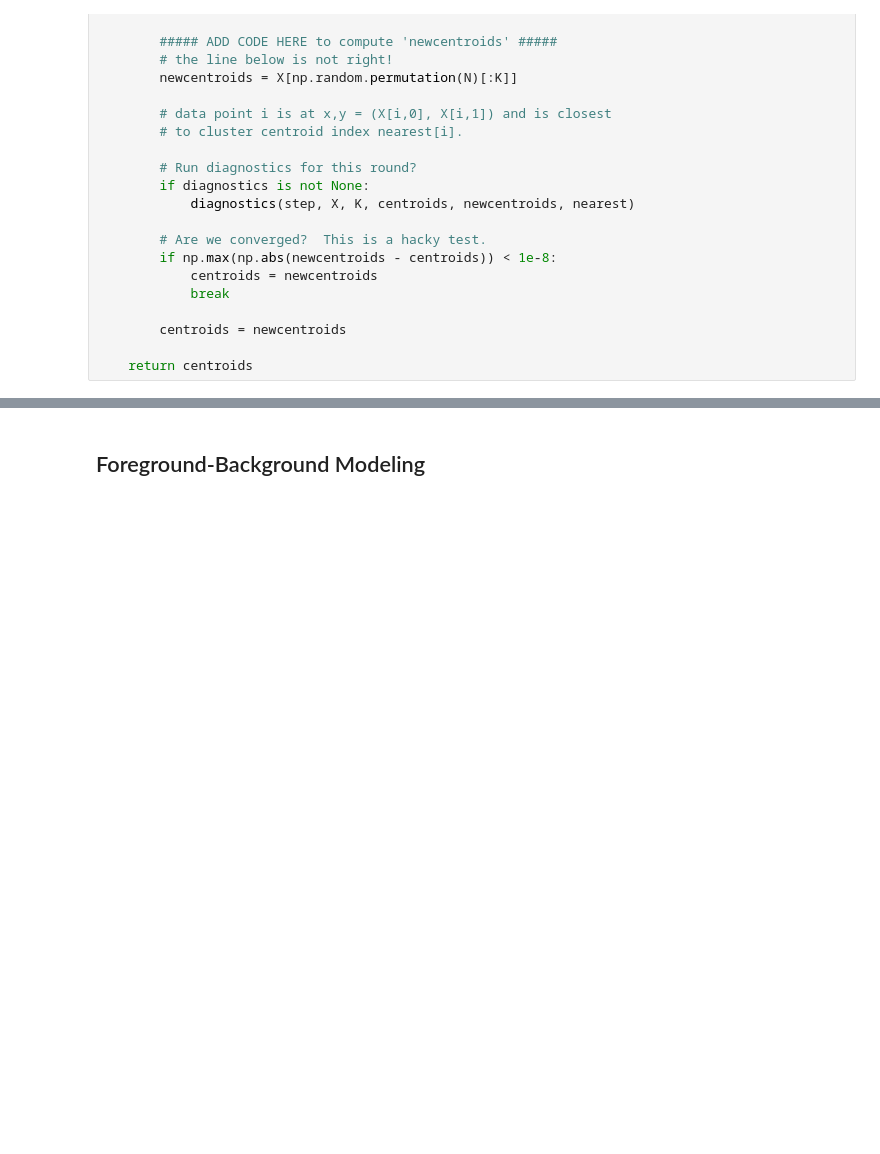
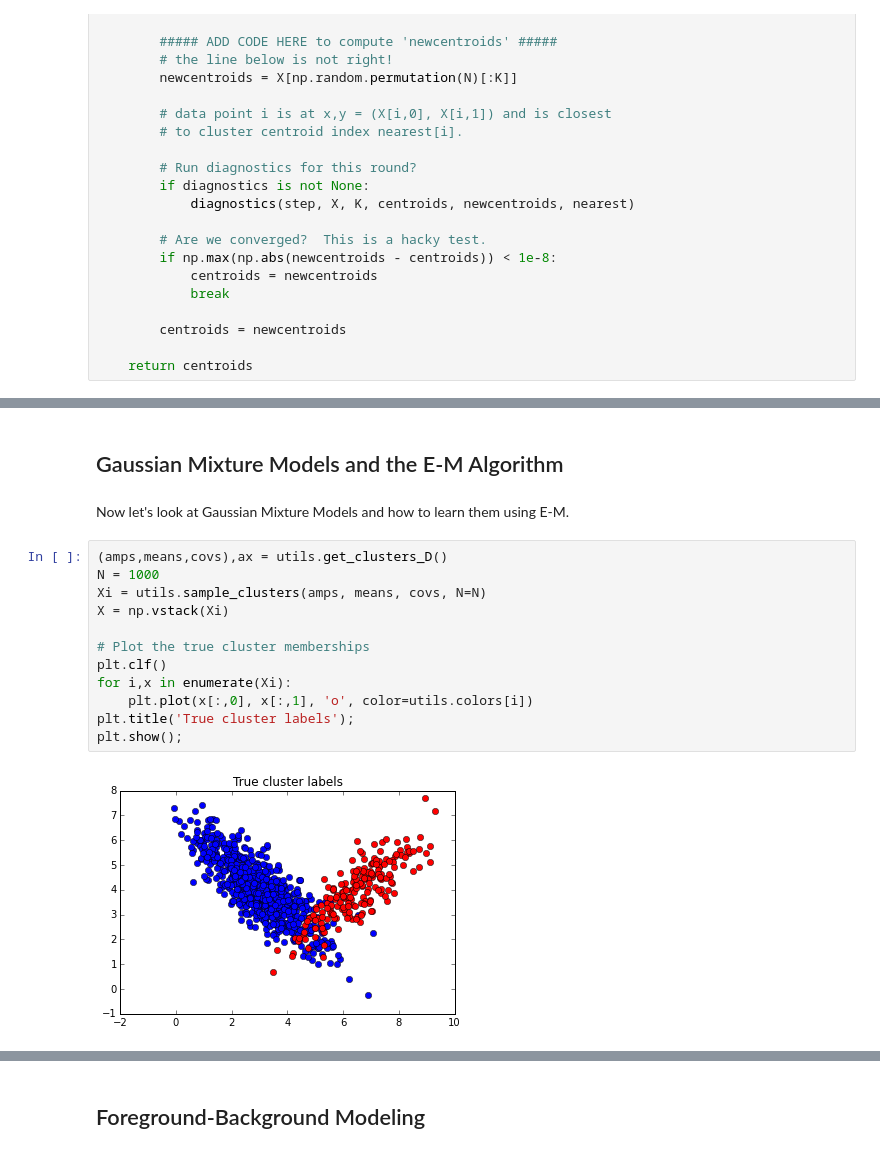
Before and after one commit to dstndstn/Unsupervised, a Jupyter notebook: notebook.ipynb, the cells around one changed output, grey strips where cells are left out. Drawn from its saved outputs; the diff is of its cells as text; blank space fills up the shorter version.

Commit message:
add Gaussian Mixture Model / EM exercise

```diff
--- a/notebook.ipynb
+++ b/notebook.ipynb
@@ -93,0 +117,18 @@ plt.title('K-means result');
+# %% [markdown]
+## Gaussian Mixture Models and the E-M Algorithm
+# %% [markdown]
+Now let's look at Gaussian Mixture Models and how to learn them using E-M.
+# %%
+(amps,means,covs),ax = utils.get_clusters_D()
+N = 1000
+Xi = utils.sample_clusters(amps, means, covs, N=N)
+X = np.vstack(Xi)
+
+# Plot the true cluster memberships
+plt.clf()
+for i,x in enumerate(Xi):
+    plt.plot(x[:,0], x[:,1], 'o', color=utils.colors[i])
+plt.title('True cluster labels');
+plt.show();
+# %% [output]
+[figure, added]
```
Also changed, not shown: parts of 6 cells of this notebook, 2 other files.
